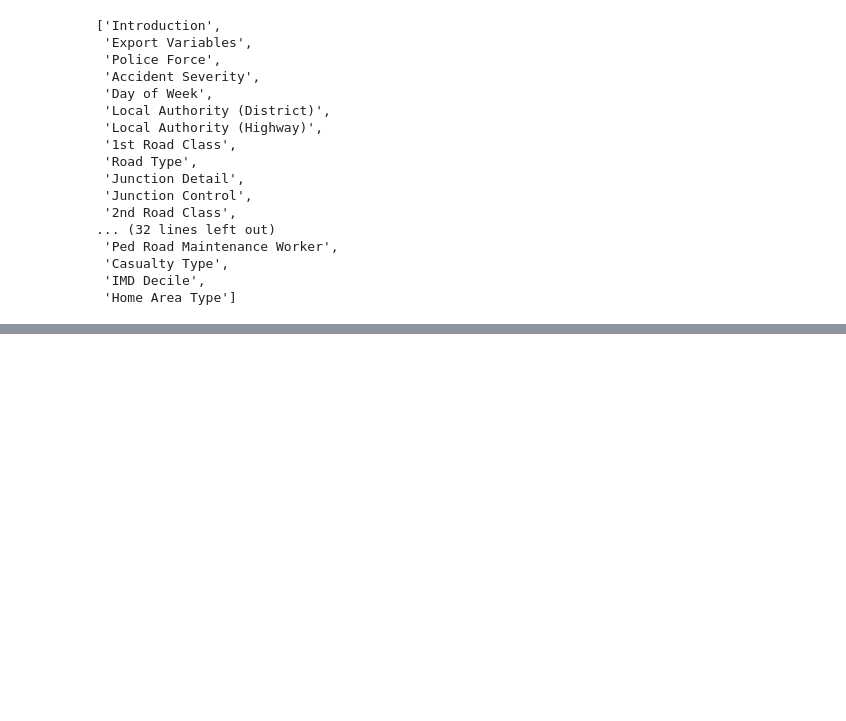
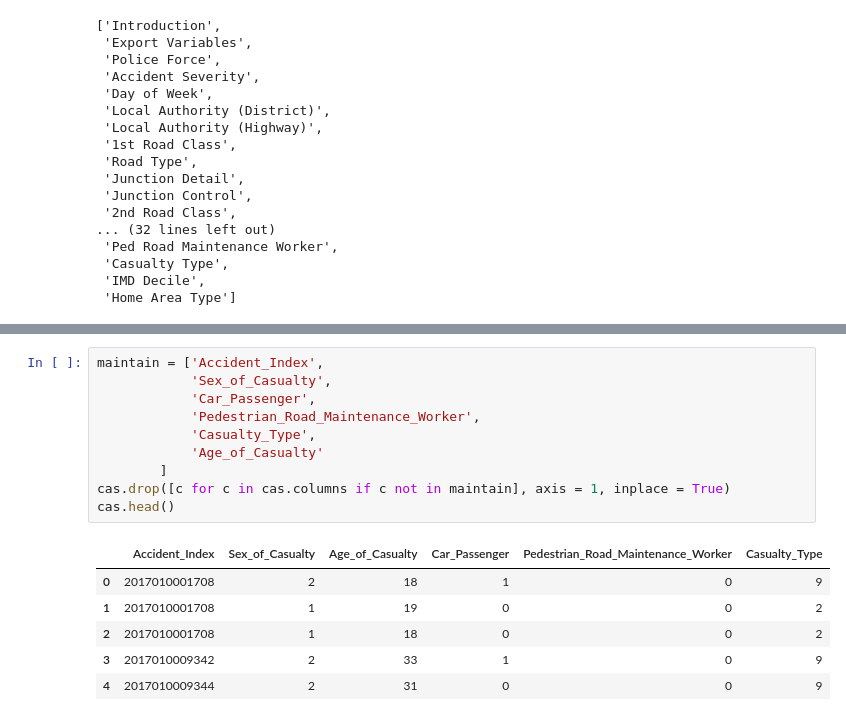
Before and after one commit to meme2515/uk_accidents, a Jupyter notebook: data_munging.ipynb, the cells around one changed output, grey strips where cells are left out. Drawn from its saved outputs; the diff is of its cells as text; blank space fills up the shorter version.

```diff
--- a/data_munging.ipynb
+++ b/data_munging.ipynb
@@ -94,0 +145,17 @@ def merge_on_guide(df):
+# %%
+maintain = ['Accident_Index',
+            'Sex_of_Casualty',
+            'Car_Passenger',
+            'Pedestrian_Road_Maintenance_Worker',
+            'Casualty_Type',
+            'Age_of_Casualty'
+        ]
+cas.drop([c for c in cas.columns if c not in maintain], axis = 1, inplace = True)
+cas.head()
+# %% [output]
+|  | Accident_Index | Sex_of_Casualty | Age_of_Casualty | Car_Passenger | Pedestrian_Road_Maintenance_Worker | Casualty_Type |
+| 0 | 2017010001708 | 2 | 18 | 1 | 0 | 9 |
+| 1 | 2017010001708 | 1 | 19 | 0 | 0 | 2 |
+| 2 | 2017010001708 | 1 | 18 | 0 | 0 | 2 |
+| 3 | 2017010009342 | 2 | 33 | 1 | 0 | 9 |
+| 4 | 2017010009344 | 2 | 31 | 0 | 0 | 9 |
```
Also changed, not shown: parts of 12 cells of this notebook, 5 other files.
